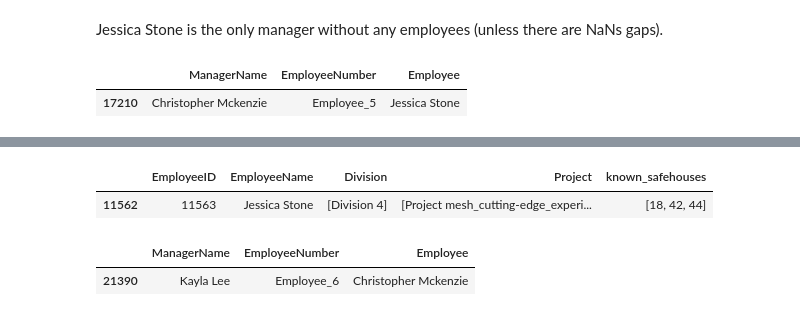
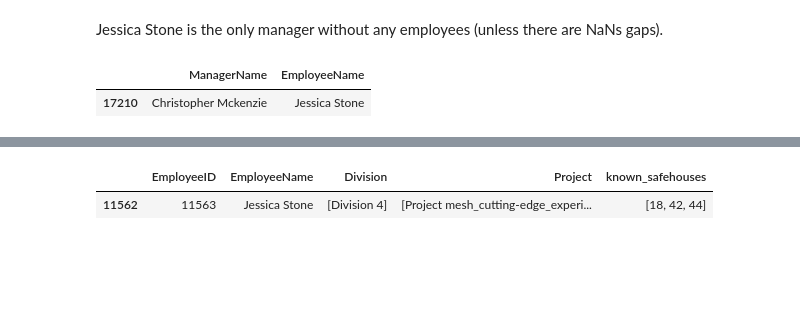
Before and after one commit to datonic/datadex, a Jupyter notebook: notebooks/brlda.ipynb, the cells around one changed output, grey strips where cells are left out. Drawn from its saved outputs; the diff is of its cells as text; code cells hidden in the pictures; blank space fills up the shorter version.

```diff
--- a/notebooks/brlda.ipynb
+++ b/notebooks/brlda.ipynb
@@ -159,5 +230,11 @@ managers_df
 # %%
 # Transform to long format
-clean_managers_df = managers_df.melt(
-    id_vars=["ManagerName"], value_name="Employee", var_name="EmployeeNumber"
+clean_managers_df = (
+    managers_df.melt(
+        id_vars=["ManagerName"], value_name="EmployeeName", var_name="EmployeeNumber"
+    )
+    .dropna()
+    .drop(columns=["EmployeeNumber"])
 )
+
+clean_managers_df.sample(5)
@@ -186,10 +254,10 @@ managers_df[managers_df["Employee_1"].isna()]
 # %% [markdown]
 Jessica Stone is the only manager without any employees (unless there are NaNs gaps).
 # %%
-clean_managers_df[clean_managers_df["Employee"] == "Jessica Stone"]
+clean_managers_df[clean_managers_df["EmployeeName"] == "Jessica Stone"]
 # %% [output]
-|  | ManagerName | EmployeeNumber | Employee |
-| 17210 | Christopher Mckenzie | Employee_5 | Jessica Stone |
+|  | ManagerName | EmployeeName |
+| 17210 | Christopher Mckenzie | Jessica Stone |
 # %%
 employees_df[employees_df["EmployeeName"] == "Jessica Stone"]
 # %% [output]
@@ -200,8 +268,3 @@ divisions_df[divisions_df["EmployeeName"] == "Jessica Stone"]
 # %% [output]
 |  | EmployeeID | EmployeeName | Division | Project | known_safehouses |
 | 11562 | 11563 | Jessica Stone | [Division 4] | [Project mesh_cutting-edge_experi... | [18, 42, 44] |
-# %%
-clean_managers_df[clean_managers_df["Employee"] == "Christopher Mckenzie"]
-# %% [output]
-|  | ManagerName | EmployeeNumber | Employee |
-| 21390 | Kayla Lee | Employee_6 | Christopher Mckenzie |
```
Also changed, not shown: parts of 30 cells of this notebook.
